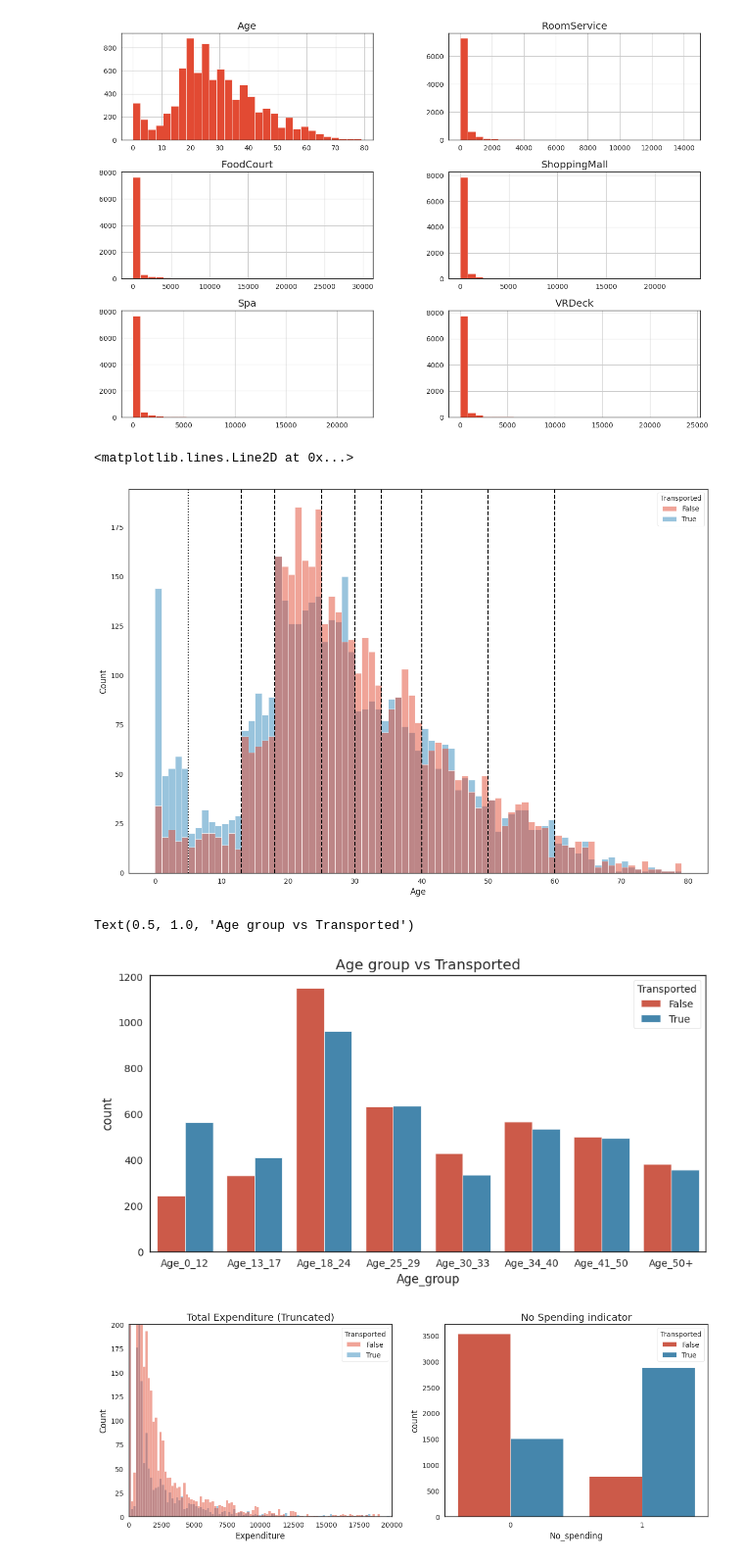
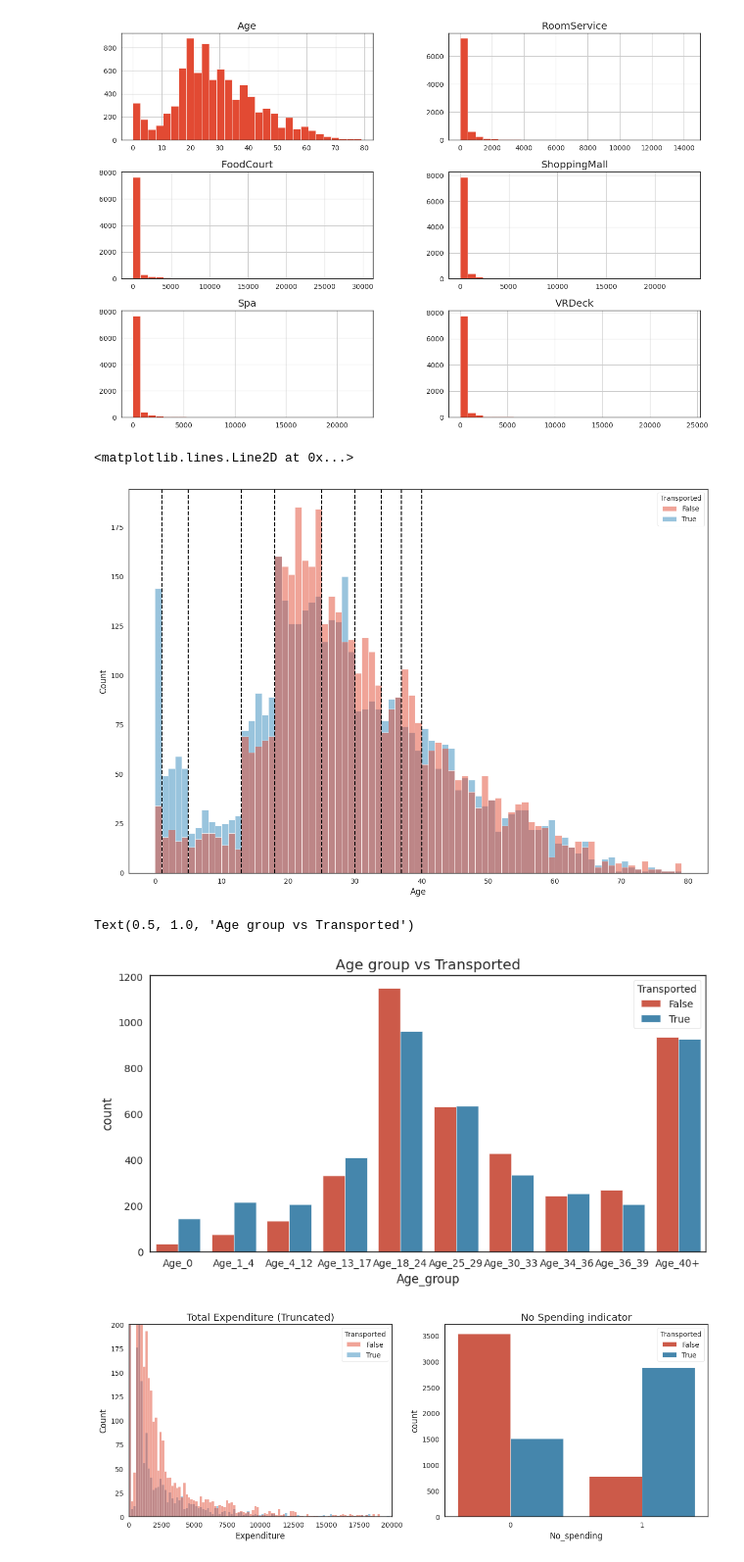
Before and after one commit to adamczycha/Kaggle, a Jupyter notebook: Spaceship_titanic.ipynb, the cells around one changed output. Shown at 98% size. Cells and saved outputs as stored; diff of their text form; code cells hidden in the pictures.

```diff
--- a/Spaceship_titanic.ipynb
+++ b/Spaceship_titanic.ipynb
@@ -136,18 +136,18 @@ array([[<Axes: title={'center': 'Age'}>,
 # %%
 plt.figure(figsize=(15,10))
 sns.histplot(data= data1, x='Age', hue = 'Transported',binwidth=1)
-plt.axvline(x=5, color='black', linestyle=':')
+plt.axvline(x=1, color='black', linestyle='--')
+plt.axvline(x=5, color='black', linestyle='--')
 plt.axvline(x=13, color='black', linestyle='--')
 plt.axvline(x=18, color='black', linestyle='--')
 plt.axvline(x=25, color='black', linestyle='--')
 plt.axvline(x=30, color='black', linestyle='--')
 plt.axvline(x=34, color='black', linestyle='--')
+plt.axvline(x=37, color='black', linestyle='--')
 plt.axvline(x=40, color='black', linestyle='--')
-plt.axvline(x=50, color='black', linestyle='--')
-plt.axvline(x=60, color='black', linestyle='--')
 # %% [output]
 <matplotlib.lines.Line2D at 0x...>
-[figure, old version]
+[figure, new version]
 # %%
 for data in data_cleaner:
     data['Age_group'] = np.nan
@@ -162,10 +164,10 @@ for data in data_cleaner:
 # %%
 plt.figure(figsize=(10,5))
-sns.countplot(data=data1, x='Age_group', hue='Transported', order=['Age_0_12', 'Age_13_17', 'Age_18_24', 'Age_25_29', 'Age_30_33', 'Age_34_40', 'Age_41_50', 'Age_50+'], orient='v')
+sns.countplot(data=data1, x='Age_group', hue='Transported', order=['Age_0','Age_1_4','Age_4_12', 'Age_13_17', 'Age_18_24', 'Age_25_29', 'Age_30_33', 'Age_34_36','Age_36_39','Age_40+'], orient='v')
 plt.title('Age group vs Transported')
 # %% [output]
 Text(0.5, 1.0, 'Age group vs Transported')
-[figure, old version]
+[figure, new version]
 # %%
 InteractiveShell.ast_node_interactivity = 'last'
 for data in data_cleaner:
```
Also changed, not shown: parts of 46 cells of this notebook.
